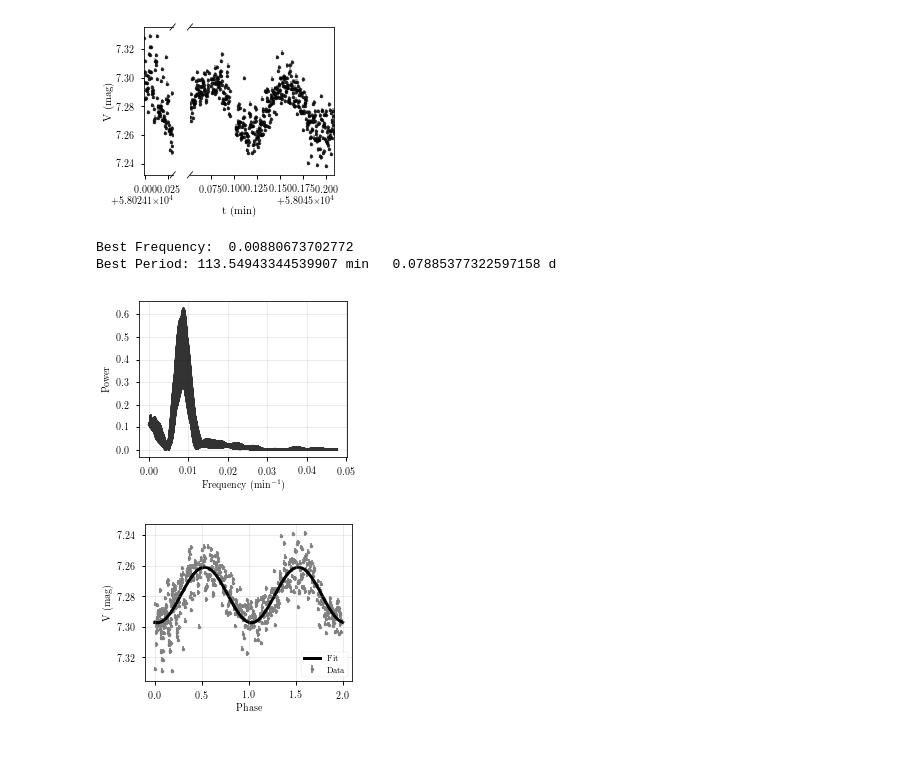
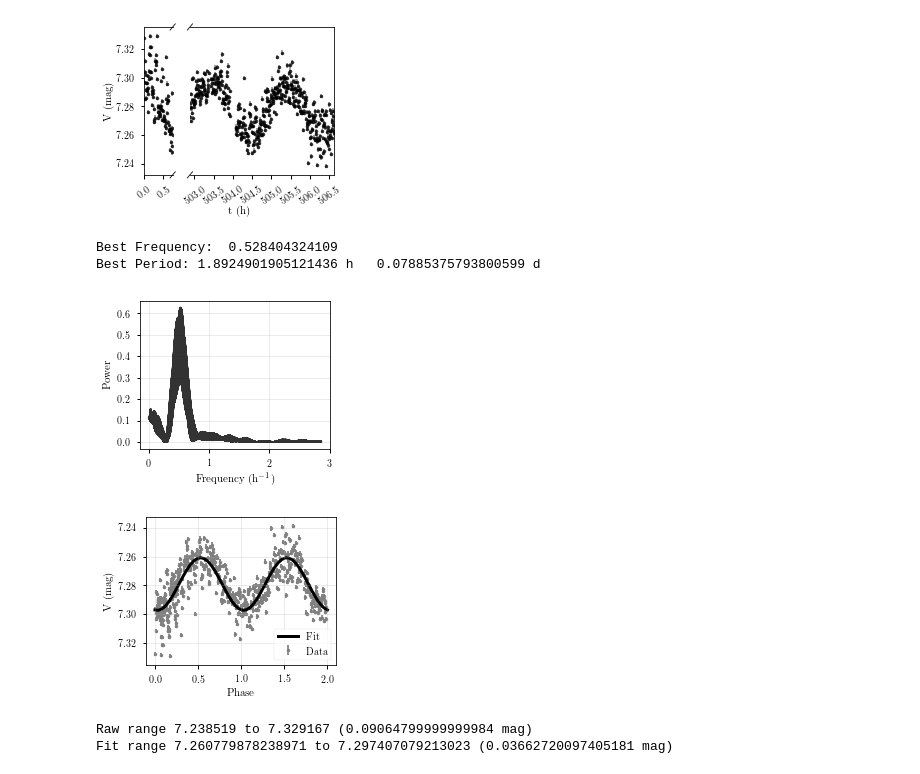
Before and after one commit to mileslucas/astro344l, a Jupyter notebook: project/src/project.ipynb, the cells around one changed output. Cells and saved outputs as stored; diff of their text form; code cells hidden in the pictures; blank space fills up the shorter version.

```diff
--- a/project/src/project.ipynb
+++ b/project/src/project.ipynb
@@ -41,27 +31,26 @@ data_1018['MJD'] = t.mjd
 # %%
 full_data = data_927.append(data_1018, ignore_index=True)
-fmt = '%Y-%m-%dT%H:%M:%S.%f'
-times = [dt.datetime.strptime(time, fmt) for time in full_data['DATE-OBS']]
-time_since = [(time - times[0]).total_seconds() / (60) for i, time in enumerate(times)]
-full_data['Time Since'] = time_since
+times = Time(full_data['J.D.-2400000'], format='mjd', scale='utc')
+full_data['Time Since'] = (times - times[0]).value * 24
 
 # full_data.to_csv('../data/full_data.csv')
 t, mags, err = full_data[['Time Since', 'Source_AMag_T1', 'Source_AMag_Err_T1']].values.T
 # %%
 from brokenaxes import brokenaxes
 
-d1_max = max(full_data['MJD'][full_data['MJD'] < 58031])
-d2_min = min(full_data['MJD'][full_data['MJD'] > 58031])
+d1_max = max(t[t < 100])
+d2_min = min(t[t > 100])
 
-bax = brokenaxes(xlims=((min(full_data['MJD']), d1_max),(d2_min, max(full_data['MJD']))), wspace=0.2,despine=False)
-bax.errorbar(full_data['MJD'], mags, yerr=err, alpha=0.8, fmt='.', c='k', ecolor='gray')
-bax.set_xlabel('t (min)')
+bax = brokenaxes(xlims=((min(t), d1_max),(d2_min, max(t))), wspace=0.2,despine=False)
+plt.setp(bax.get_xticklabels(), rotation=35)
+bax.errorbar(t, mags, yerr=err, alpha=0.8, fmt='.', c='k', ecolor='gray')
+bax.set_xlabel('t (h)')
 bax.set_ylabel('V (mag)')
 
 bax.fig.set_size_inches(width, height)
-bax.fig.savefig('../docs/project/figs/rawmags.pdf')
+bax.fig.savefig('../docs/project/figs/rawmags.pdf', bbox_inches='tight')
 # %% [output]
-[figure, old version]
+[figure, new version]
 # %%
 # frequency = np.linspace(1./100, 1./130, 100)
 LS = LombScargle(t, mags, dy=err, nterms=1)
@@ -73,20 +62,19 @@ phase_fit = np.linspace(0, 2)
 y_fit = LS.model(phase_fit / best_frequency, best_frequency)
 
 print('Best Frequency: ', best_frequency)
-print('Best Period: {} min   {} d'.format(1/best_frequency, 1/best_frequency/60/24))
+print('Best Period: {} h   {} d'.format(1/best_frequency, 1/best_frequency/24))
 # %% [output]
-Best Frequency:  0.00880673702772
-Best Period: 113.54943344539907 min   0.07885377322597158 d
+Best Frequency:  0.528404324109
+Best Period: 1.8924901905121436 h   0.07885375793800599 d
 # %%
 plt.plot(frequency, power, 'k', alpha=.8)
 plt.grid(True, alpha=.25)
-plt.xlabel(r'Frequency (min^{-1})')
+plt.xlabel(r'Frequency (h^{-1})')
 plt.ylabel('Power')
-plt.tight_layout()
 plt.gcf().set_size_inches(width, height)
-plt.savefig('../docs/project/figs/power.pdf')
+plt.savefig('../docs/project/figs/power.pdf', bbox_inches='tight')
 # %% [output]
-[figure, old version]
+[figure, new version]
 # %%
 plt.figure()
 plt.gca().invert_yaxis()
@@ -96,8 +84,13 @@ plt.grid(True, alpha=.25)
 plt.legend()
 plt.xlabel('Phase')
 plt.ylabel('V (mag)')
-plt.tight_layout()
 plt.gcf().set_size_inches(width, height)
-plt.savefig('../docs/project/figs/fit.pdf')
+plt.savefig('../docs/project/figs/fit.pdf', bbox_inches='tight')
 # %% [output]
-[figure, old version]
+[figure, new version]
+# %%
+print('Raw range {} to {} ({} mag)'.format(mags.min(), mags.max(), abs(mags.min() - mags.max())))
+print('Fit range {} to {} ({} mag)'.format(y_fit.min(), y_fit.max(), abs(y_fit.min() - y_fit.max())))
+# %% [output]
+Raw range 7.238519 to 7.329167 (0.09064799999999984 mag)
+Fit range 7.260779878238971 to 7.297407079213023 (0.03662720097405181 mag)
```
Also changed, not shown: parts of 2 cells of this notebook, 7 other files.
